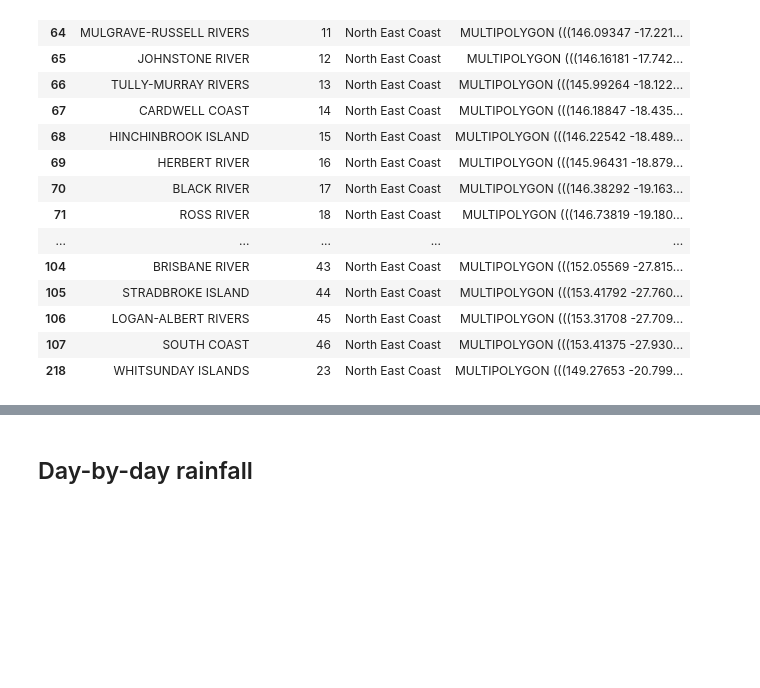
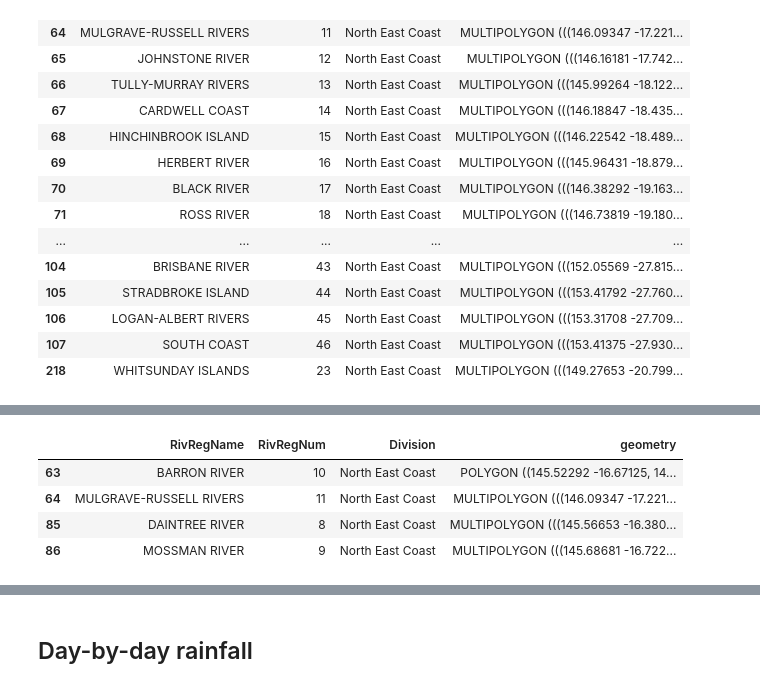
Before and after one commit to stellema/tc-jasper, a Jupyter notebook: event_plots.ipynb, the cells around one changed output, grey strips where cells are left out. Drawn from its saved outputs; the diff is of its cells as text; code cells hidden in the pictures; blank space fills up the shorter version.

```diff
--- a/event_plots.ipynb
+++ b/event_plots.ipynb
@@ -65 +57,9 @@ cc_river_regions
+# %%
+flood_record_river_regions
+# %% [output]
+|  | RivRegName | RivRegNum | Division | geometry |
+| 63 | BARRON RIVER | 10 | North East Coast | POLYGON ((145.52292 -16.67125, 14... |
+| 64 | MULGRAVE-RUSSELL RIVERS | 11 | North East Coast | MULTIPOLYGON (((146.09347 -17.221... |
+| 85 | DAINTREE RIVER | 8 | North East Coast | MULTIPOLYGON (((145.56653 -16.380... |
+| 86 | MOSSMAN RIVER | 9 | North East Coast | MULTIPOLYGON (((145.68681 -16.722... |
 # %%
```
Also changed, not shown: parts of 13 cells of this notebook.
